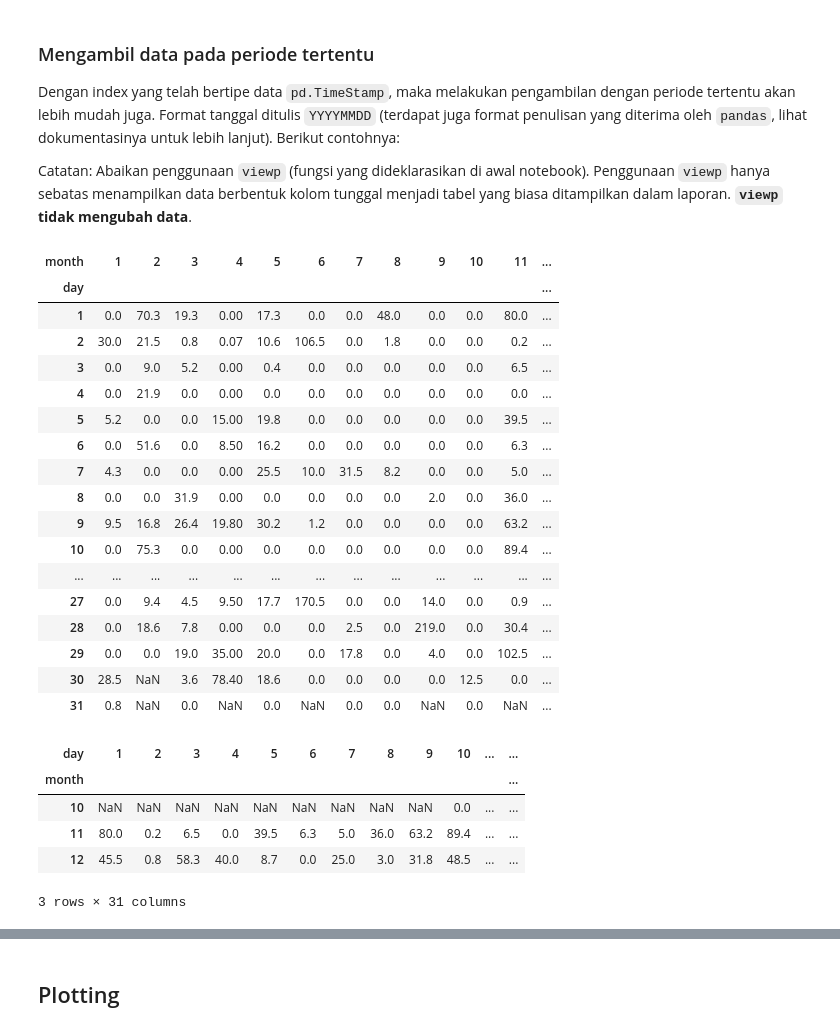
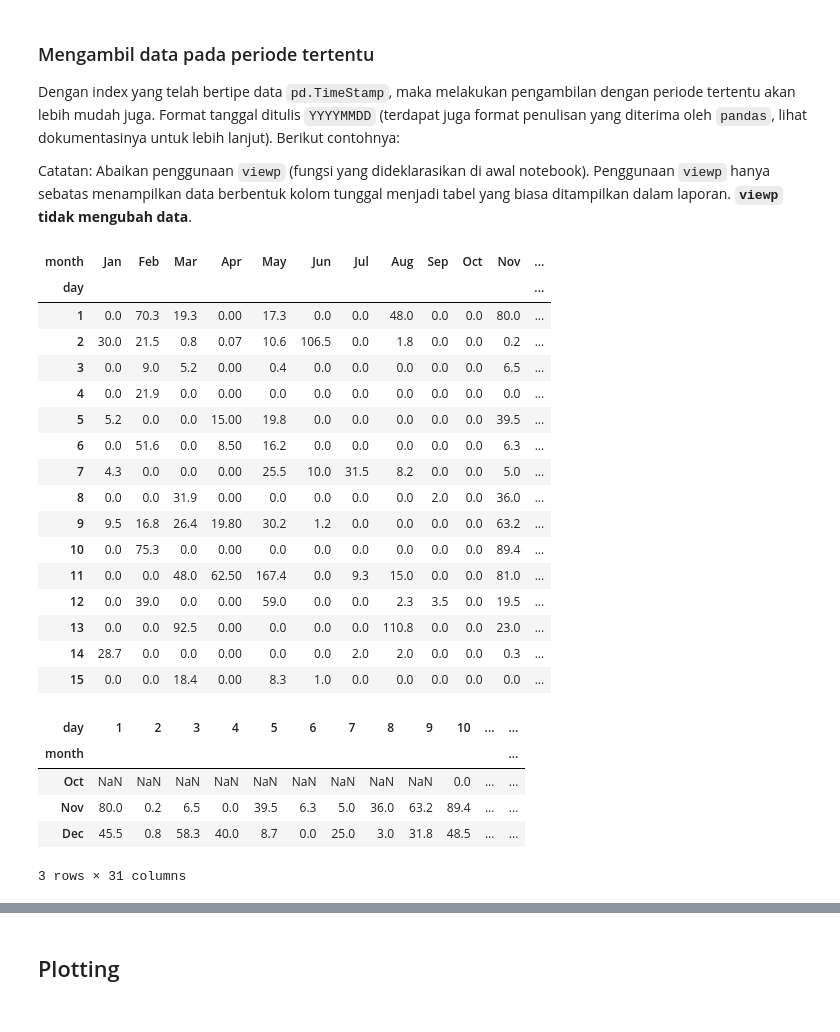
Before and after one commit to hidrokit/hidrokit, a Jupyter notebook: src/Demo Pos Hujan.ipynb, the cells around one changed output, grey strips where cells are left out. Saved outputs shown, nothing was run; the diff lists cells and outputs as text; code cells hidden in the pictures.

Commit message:
fix viewp, add plot

```diff
--- a/src/Demo Pos Hujan.ipynb
+++ b/src/Demo Pos Hujan.ipynb
@@ -56,8 +47,8 @@ import seaborn as sns
 %aimport prepkit, viewkit
 # %%
 ## Temporary View Functions
-def viewp(df):
-    return viewkit.in_pivot(df, col=df.columns[0])
+def viewp(df, fmt='en'):
+    return viewkit.in_pivot(df, col=df.columns[0], month_fmt=fmt)
 # %% [markdown]
 ## Menentukan dokumen
 
@@ -237,9 +229,9 @@ Dengan index yang telah bertipe data `pd.TimeStamp`, maka melakukan pengambilan
 Catatan: Abaikan penggunaan `viewp` (fungsi yang dideklarasikan di awal notebook). Penggunaan `viewp` hanya sebatas menampilkan data berbentuk kolom tunggal menjadi tabel yang biasa ditampilkan dalam laporan. __`viewp` tidak mengubah data__.
 # %%
 # Jika ditampilkan dalam bentuk kolom, maka akan menghabiskan tempat. viewp() digunakan untuk mengurangi hal tersebut.
-viewp(phdf)
+viewp(phdf).head(15)
 # %% [output]
-| month | 1 | 2 | 3 | 4 | 5 | 6 | 7 | 8 | 9 | 10 | 11 | ... |
+| month | Jan | Feb | Mar | Apr | May | Jun | Jul | Aug | Sep | Oct | Nov | ... |
 | day |  |  |  |  |  |  |  |  |  |  |  | ... |
 | 1 | 0.0 | 70.3 | 19.3 | 0.00 | 17.3 | 0.0 | 0.0 | 48.0 | 0.0 | 0.0 | 80.0 | ... |
 | 2 | 30.0 | 21.5 | 0.8 | 0.07 | 10.6 | 106.5 | 0.0 | 1.8 | 0.0 | 0.0 | 0.2 | ... |
@@ -251,19 +243,18 @@ viewp(phdf)
 | 8 | 0.0 | 0.0 | 31.9 | 0.00 | 0.0 | 0.0 | 0.0 | 0.0 | 2.0 | 0.0 | 36.0 | ... |
 | 9 | 9.5 | 16.8 | 26.4 | 19.80 | 30.2 | 1.2 | 0.0 | 0.0 | 0.0 | 0.0 | 63.2 | ... |
 | 10 | 0.0 | 75.3 | 0.0 | 0.00 | 0.0 | 0.0 | 0.0 | 0.0 | 0.0 | 0.0 | 89.4 | ... |
-| ... | ... | ... | ... | ... | ... | ... | ... | ... | ... | ... | ... | ... |
-| 27 | 0.0 | 9.4 | 4.5 | 9.50 | 17.7 | 170.5 | 0.0 | 0.0 | 14.0 | 0.0 | 0.9 | ... |
-| 28 | 0.0 | 18.6 | 7.8 | 0.00 | 0.0 | 0.0 | 2.5 | 0.0 | 219.0 | 0.0 | 30.4 | ... |
-| 29 | 0.0 | 0.0 | 19.0 | 35.00 | 20.0 | 0.0 | 17.8 | 0.0 | 4.0 | 0.0 | 102.5 | ... |
-| 30 | 28.5 | NaN | 3.6 | 78.40 | 18.6 | 0.0 | 0.0 | 0.0 | 0.0 | 12.5 | 0.0 | ... |
-| 31 | 0.8 | NaN | 0.0 | NaN | 0.0 | NaN | 0.0 | 0.0 | NaN | 0.0 | NaN | ... |
+| 11 | 0.0 | 0.0 | 48.0 | 62.50 | 167.4 | 0.0 | 9.3 | 15.0 | 0.0 | 0.0 | 81.0 | ... |
+| 12 | 0.0 | 39.0 | 0.0 | 0.00 | 59.0 | 0.0 | 0.0 | 2.3 | 3.5 | 0.0 | 19.5 | ... |
+| 13 | 0.0 | 0.0 | 92.5 | 0.00 | 0.0 | 0.0 | 0.0 | 110.8 | 0.0 | 0.0 | 23.0 | ... |
+| 14 | 28.7 | 0.0 | 0.0 | 0.00 | 0.0 | 0.0 | 2.0 | 2.0 | 0.0 | 0.0 | 0.3 | ... |
+| 15 | 0.0 | 0.0 | 18.4 | 0.00 | 8.3 | 1.0 | 0.0 | 0.0 | 0.0 | 0.0 | 0.0 | ... |
 # %%
 # Mengambil data dari periode 10 oktober 2016 sampai 13 Desember 2016.
 viewp(phdf['20161010':'20161213']).T
 # %% [output]
 | day | 1 | 2 | 3 | 4 | 5 | 6 | 7 | 8 | 9 | 10 | ... | ... |
 | month |  |  |  |  |  |  |  |  |  |  |  | ... |
-| 10 | NaN | NaN | NaN | NaN | NaN | NaN | NaN | NaN | NaN | 0.0 | ... | ... |
-| 11 | 80.0 | 0.2 | 6.5 | 0.0 | 39.5 | 6.3 | 5.0 | 36.0 | 63.2 | 89.4 | ... | ... |
-| 12 | 45.5 | 0.8 | 58.3 | 40.0 | 8.7 | 0.0 | 25.0 | 3.0 | 31.8 | 48.5 | ... | ... |
+| Oct | NaN | NaN | NaN | NaN | NaN | NaN | NaN | NaN | NaN | 0.0 | ... | ... |
+| Nov | 80.0 | 0.2 | 6.5 | 0.0 | 39.5 | 6.3 | 5.0 | 36.0 | 63.2 | 89.4 | ... | ... |
+| Dec | 45.5 | 0.8 | 58.3 | 40.0 | 8.7 | 0.0 | 25.0 | 3.0 | 31.8 | 48.5 | ... | ... |
 3 rows × 31 columns
```
Also changed, not shown: parts of 11 cells of this notebook, 1 other file.
